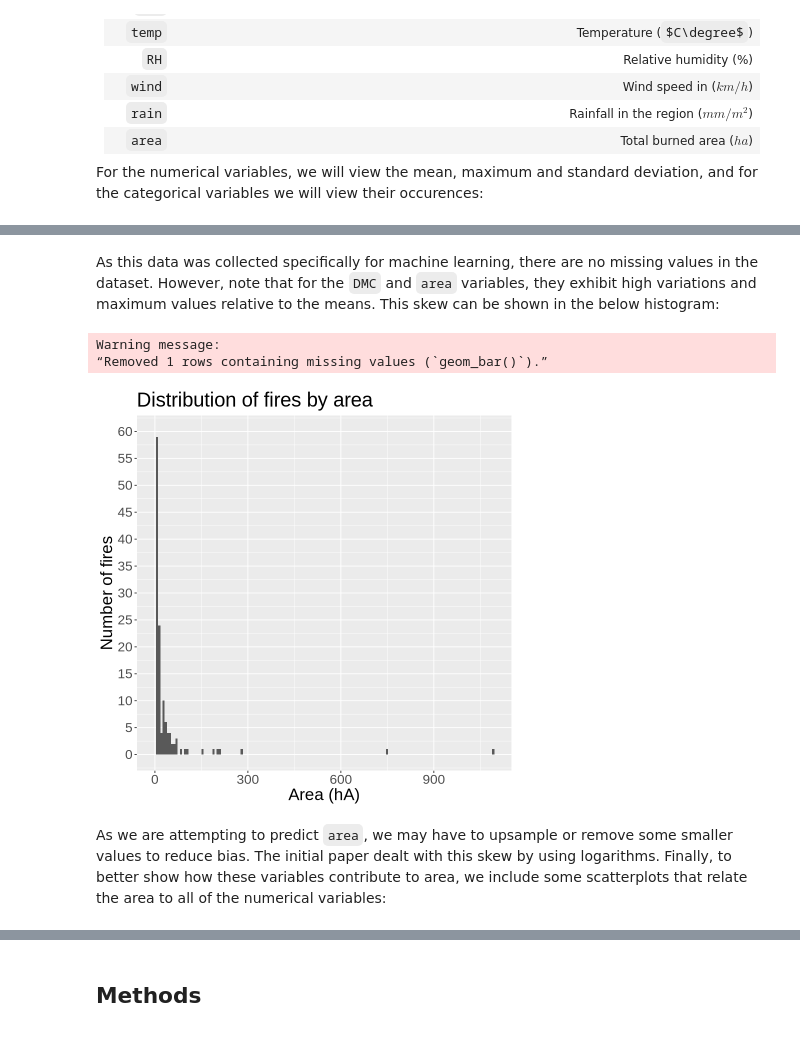
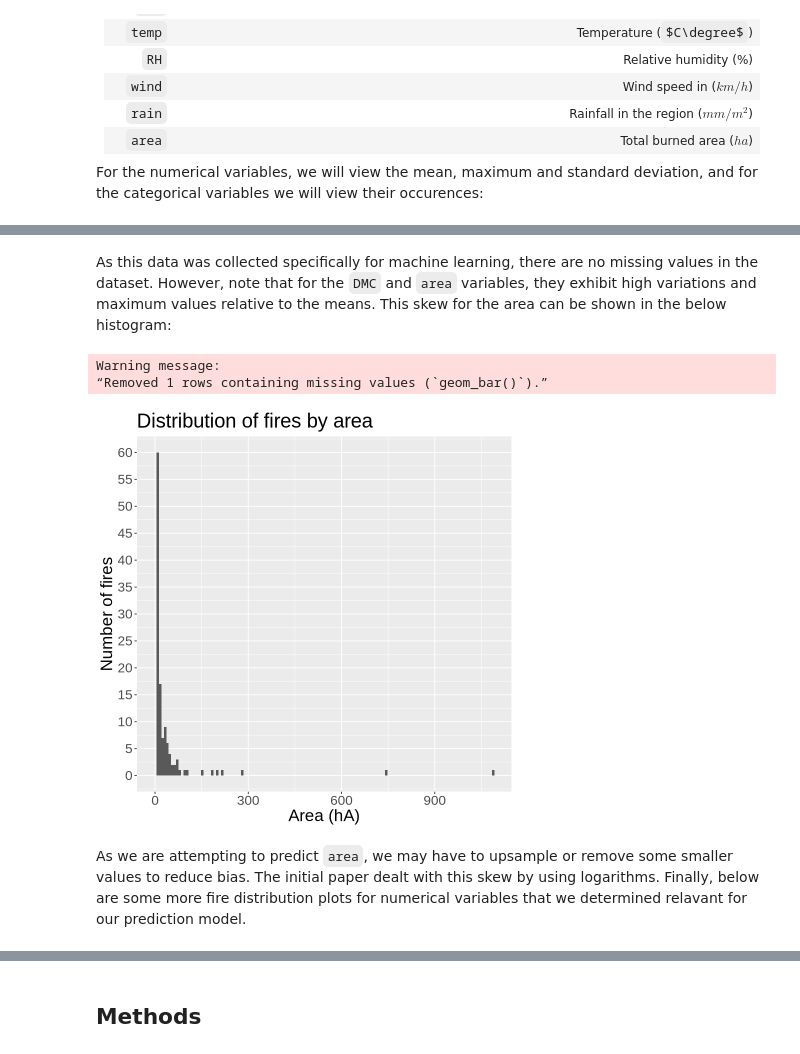
Before and after one commit to tijoetan/group-24-dsci-100, a Jupyter notebook: Group_Proposal.ipynb, the cells around one changed output, grey strips where cells are left out. Saved outputs shown, nothing was run; the diff lists cells and outputs as text; code cells hidden in the pictures; some formulas as TeX source.

```diff
--- a/Group_Proposal.ipynb
+++ b/Group_Proposal.ipynb
@@ -147,21 +146,20 @@ A tibble: 1 × 11
 | <dbl> | <dbl> | <dbl> | <dbl> | <dbl> | <dbl> | <dbl> | <dbl> | <dbl> | <dbl> | <dbl> |
 | 2.333573 | 1.245432 | 5.797868 | 65.47469 | 250.0997 | 4.711671 | 5.98364 | 16.75418 | 1.767862 | 0.3400527 | 71.90354 |
 # %% [markdown]
-As this data was collected specifically for machine learning, there are no missing values in the dataset. However, note that for the `DMC` and `area` variables, they exhibit high variations and maximum values relative to the means. This skew can be shown in the below histogram:
+As this data was collected specifically for machine learning, there are no missing values in the dataset. However, note that for the `DMC` and `area` variables, they exhibit high variations and maximum values relative to the means. This skew for the area can be shown in the below histogram:
 # %%
 area_distribution_plot <- forest_training |>
                         ggplot(aes(x=area)) +
-                        geom_histogram(bins=150, binwidth=7) +
+                        geom_histogram(bins=150, binwidth=8) +
                         labs(x = "Area (hA)", y="Number of fires", title="Distribution of fires by area") +
                         scale_y_continuous(limits=c(0, 60), breaks=seq(from=0, to=60, by=5)) +
                         theme(text=element_text(size=20))
 
 
 area_distribution_plot
 # %% [output]
 Warning message:
 “Removed 1 rows containing missing values (`geom_bar()`).”
-[figure, old version]
+[figure, new version]
 # %% [markdown]
-As we are attempting to predict `area`, we may have to upsample or remove some smaller values to reduce bias. The initial paper dealt with this skew by using logarithms.
-Finally, to better show how these variables contribute to area, we include some scatterplots that relate the area to all of the numerical variables:
+As we are attempting to predict `area`, we may have to upsample or remove some smaller values to reduce bias. The initial paper dealt with this skew by using logarithms. Finally, below are some more fire distribution plots for numerical variables that we determined relavant for our prediction model.
```
Also changed, not shown: parts of 6 cells of this notebook.
